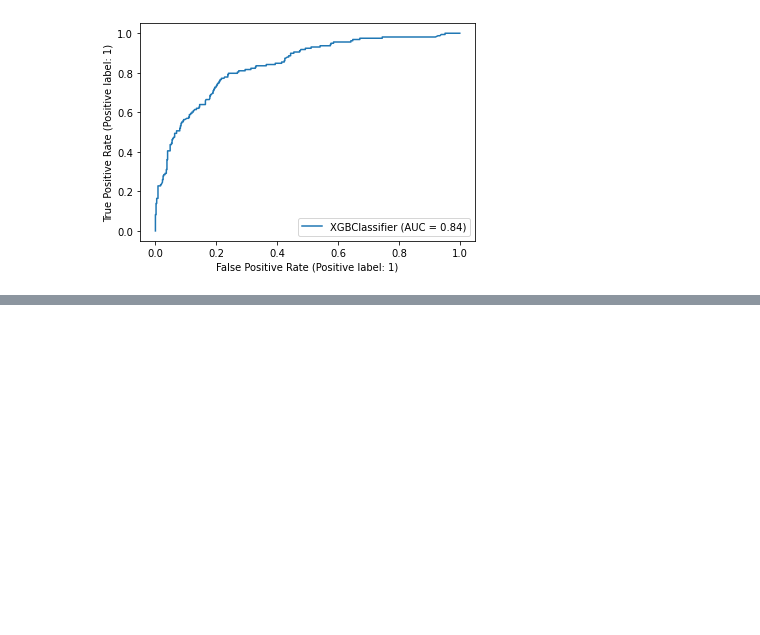
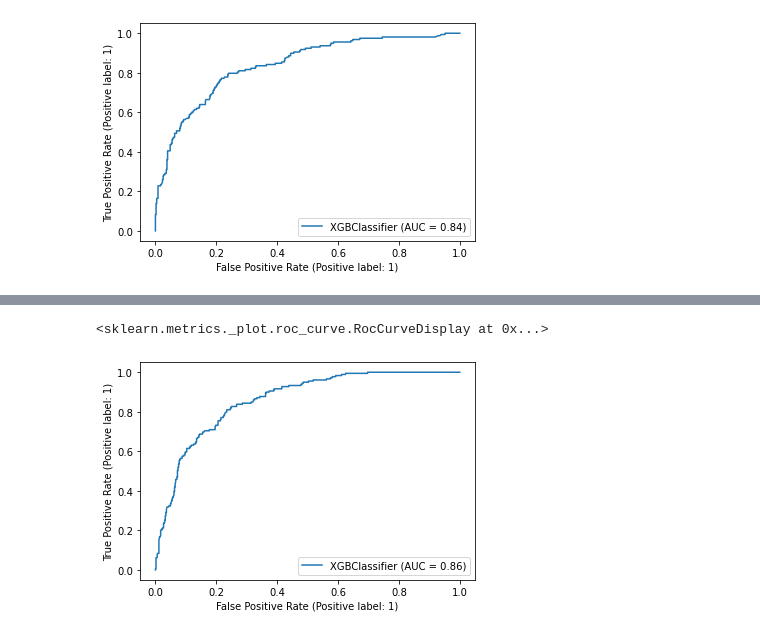
Before and after one commit to RajatShah03/telecom-customer-churn-analysis, a Jupyter notebook: prediction-xgb.ipynb, the cells around one changed output, grey strips where cells are left out. Saved outputs shown, nothing was run; the diff lists cells and outputs as text; code cells hidden in the pictures; blank space fills up the shorter version.

```diff
--- a/prediction-xgb.ipynb
+++ b/prediction-xgb.ipynb
@@ -164,0 +193,5 @@ RocCurveDisplay.from_estimator(best_xgb, val_feat, val_labels)
+# %%
+RocCurveDisplay.from_estimator(best_xgb, test_feat, test_labels)
+# %% [output]
+<sklearn.metrics._plot.roc_curve.RocCurveDisplay at 0x...>
+[figure, added]
```
Also changed, not shown: parts of 6 cells of this notebook, 1 other file.
